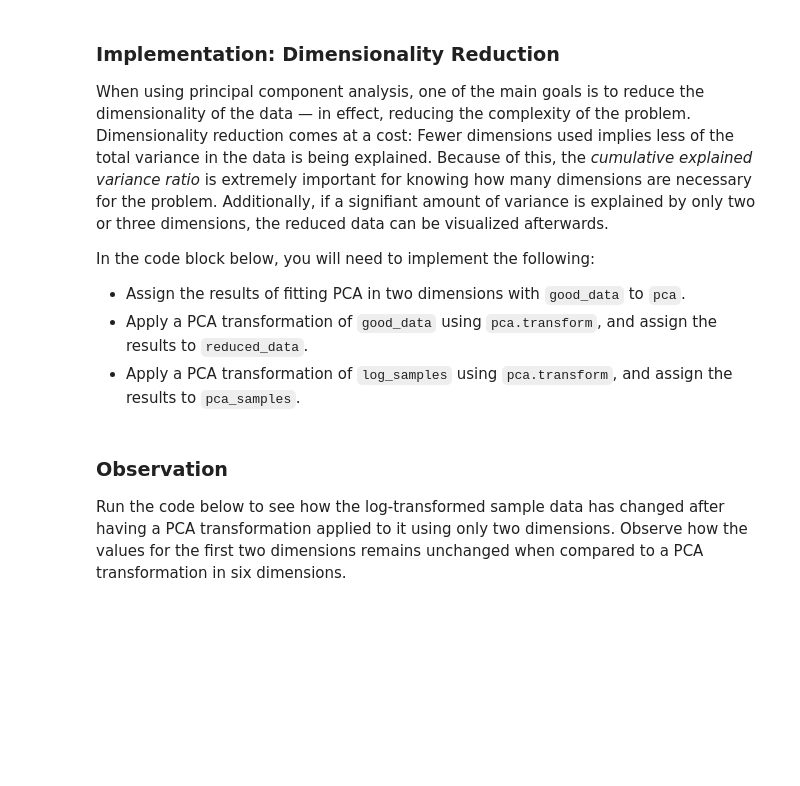
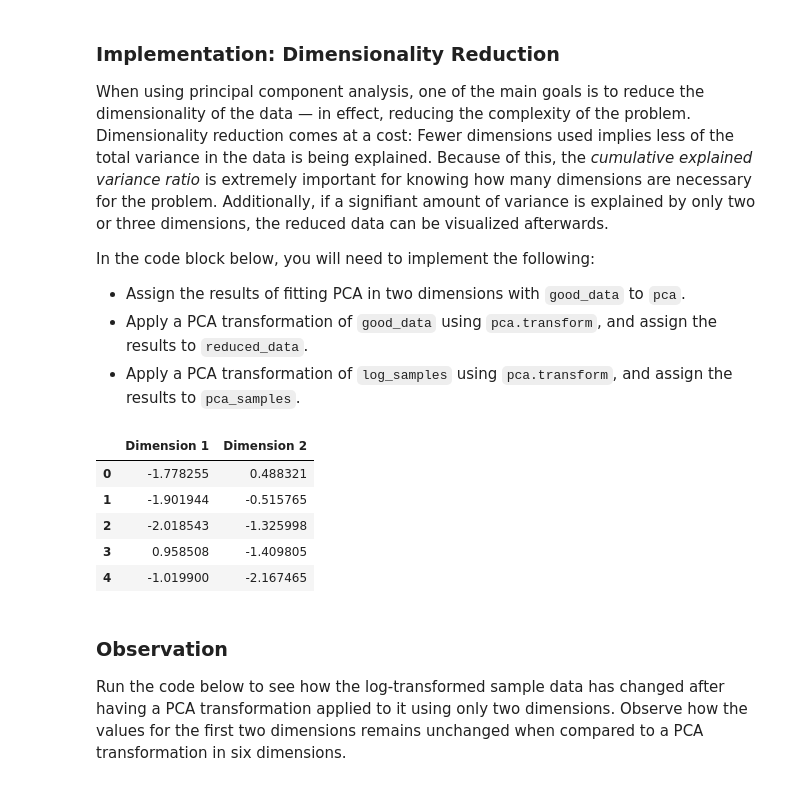
Before and after one commit to samiriff/MLND-customer-segments, a Jupyter notebook: customer_segments.ipynb, the cells around one changed output. Drawn from its saved outputs; the diff is of its cells as text; code cells hidden in the pictures; blank space fills up the shorter version.

```diff
--- a/customer_segments.ipynb
+++ b/customer_segments.ipynb
@@ -655,16 +657,26 @@ In the code block below, you will need to implement the following:
  - Apply a PCA transformation of `log_samples` using `pca.transform`, and assign the results to `pca_samples`.
 # %%
 # TODO: Apply PCA by fitting the good data with only two dimensions
-pca = None
+pca = PCA(n_components=2)
+pca.fit(good_data)
 
 # TODO: Transform the good data using the PCA fit above
-reduced_data = None
+reduced_data = pca.transform(good_data)
 
 # TODO: Transform log_samples using the PCA fit above
-pca_samples = None
+pca_samples = pca.transform(log_samples[good_data.columns])
 
 # Create a DataFrame for the reduced data
 reduced_data = pd.DataFrame(reduced_data, columns = ['Dimension 1', 'Dimension 2'])
+# %%
+reduced_data.head()
+# %% [output]
+|  | Dimension 1 | Dimension 2 |
+| 0 | -1.778255 | 0.488321 |
+| 1 | -1.901944 | -0.515765 |
+| 2 | -2.018543 | -1.325998 |
+| 3 | 0.958508 | -1.409805 |
+| 4 | -1.019900 | -2.167465 |
 # %% [markdown]
 ### Observation
 Run the code below to see how the log-transformed sample data has changed after having a PCA transformation applied to it using only two dimensions. Observe how the values for the first two dimensions remains unchanged when compared to a PCA transformation in six dimensions.
```
Also changed, not shown: parts of 5 cells of this notebook.
